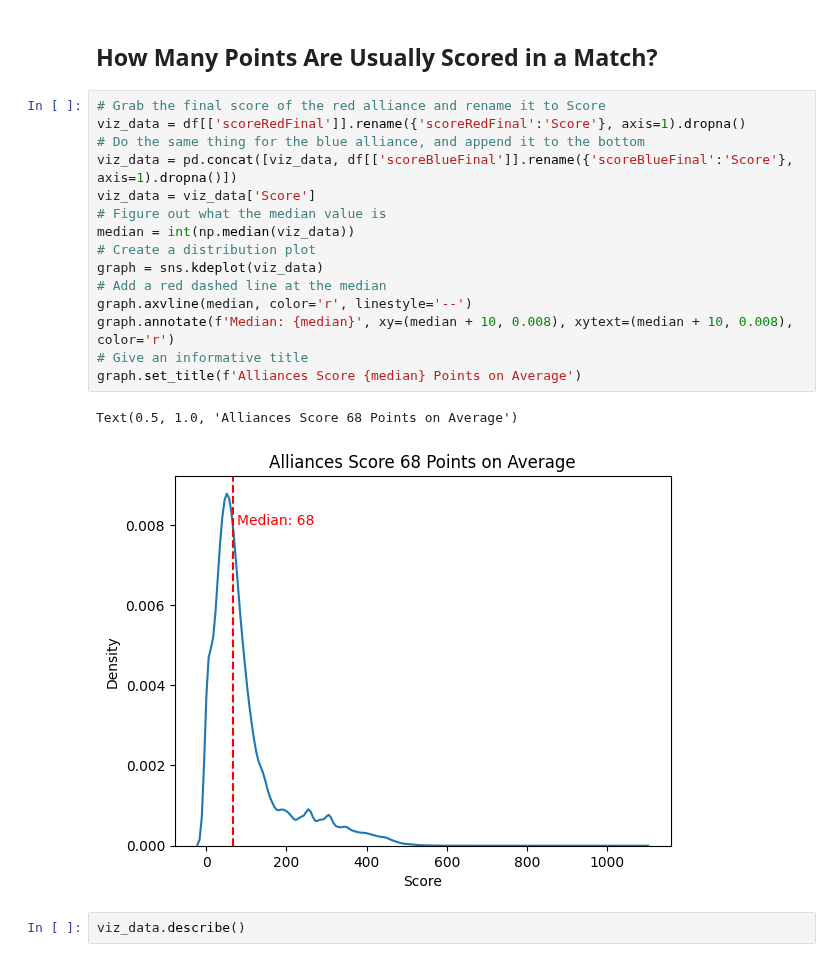
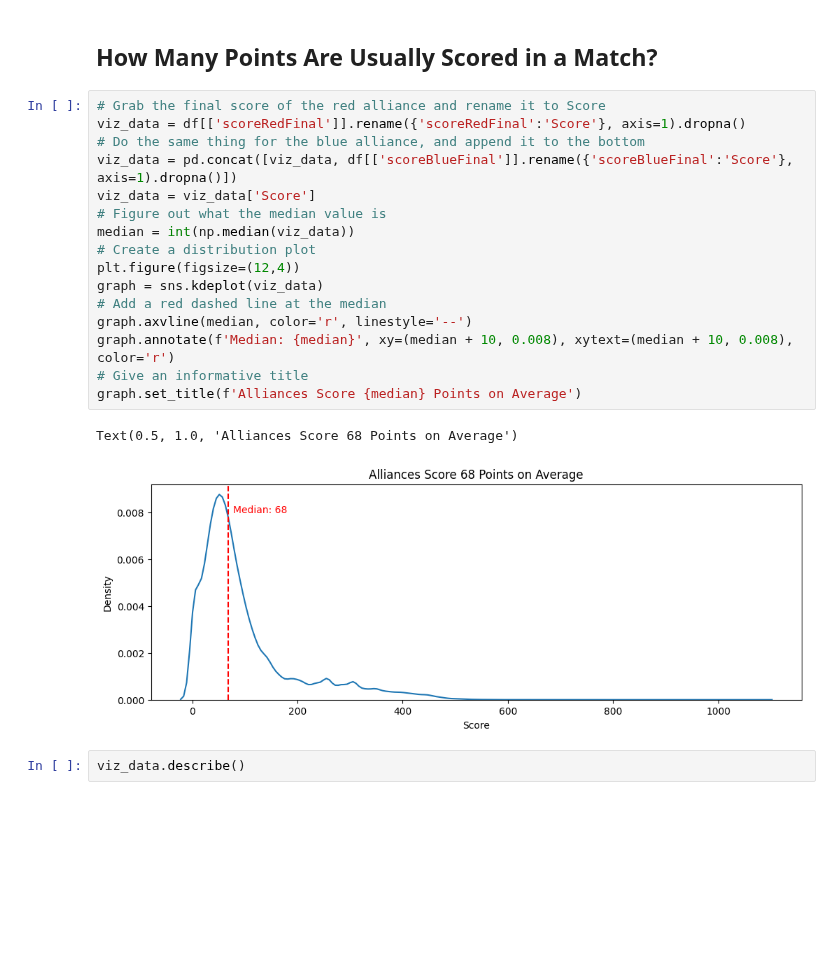
Before and after one commit to FairportRobotics/game-intelligence, a Jupyter notebook: exploratory-data-analysis.ipynb, the cells around one changed output. Cells and saved outputs as stored; diff of their text form; blank space fills up the shorter version.

```diff
--- a/exploratory-data-analysis.ipynb
+++ b/exploratory-data-analysis.ipynb
@@ -55,21 +56,22 @@ graph.yaxis.set_major_formatter(FuncFormatter(lambda x, p: f'{int(x):,}'))
 # %%
 # Grab the final score of the red alliance and rename it to Score
 viz_data = df[['scoreRedFinal']].rename({'scoreRedFinal':'Score'}, axis=1).dropna()
 # Do the same thing for the blue alliance, and append it to the bottom
 viz_data = pd.concat([viz_data, df[['scoreBlueFinal']].rename({'scoreBlueFinal':'Score'}, axis=1).dropna()])
 viz_data = viz_data['Score']
 # Figure out what the median value is
 median = int(np.median(viz_data))
 # Create a distribution plot
+plt.figure(figsize=(12,4))
 graph = sns.kdeplot(viz_data)
 # Add a red dashed line at the median
 graph.axvline(median, color='r', linestyle='--')
 graph.annotate(f'Median: {median}', xy=(median + 10, 0.008), xytext=(median + 10, 0.008), color='r')
 # Give an informative title
 graph.set_title(f'Alliances Score {median} Points on Average')
 # %% [output]
 Text(0.5, 1.0, 'Alliances Score 68 Points on Average')
-[figure, old version]
+[figure, new version]
 # %%
 viz_data.describe()
 # %% [output]
```
Also changed, not shown: parts of 6 cells of this notebook.
